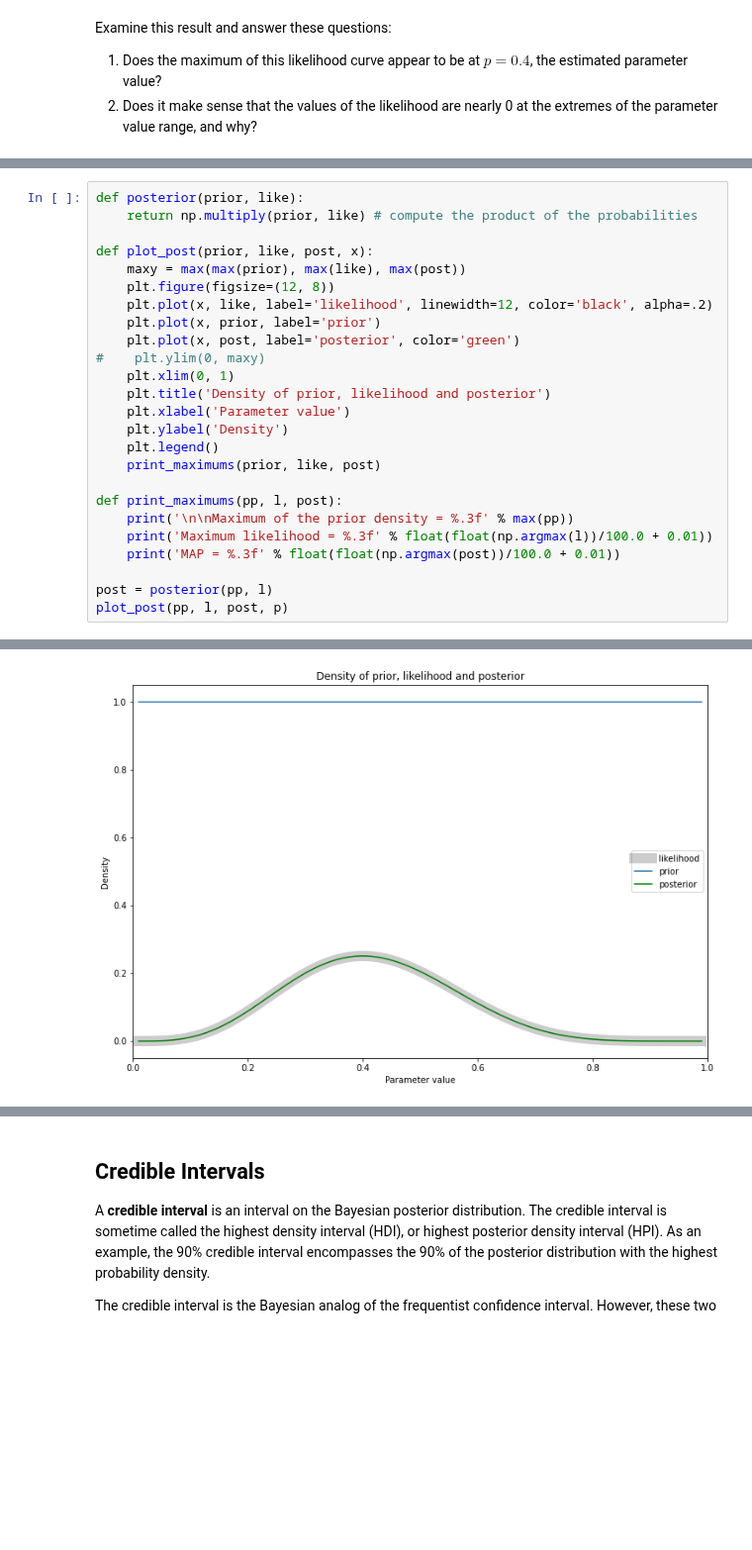
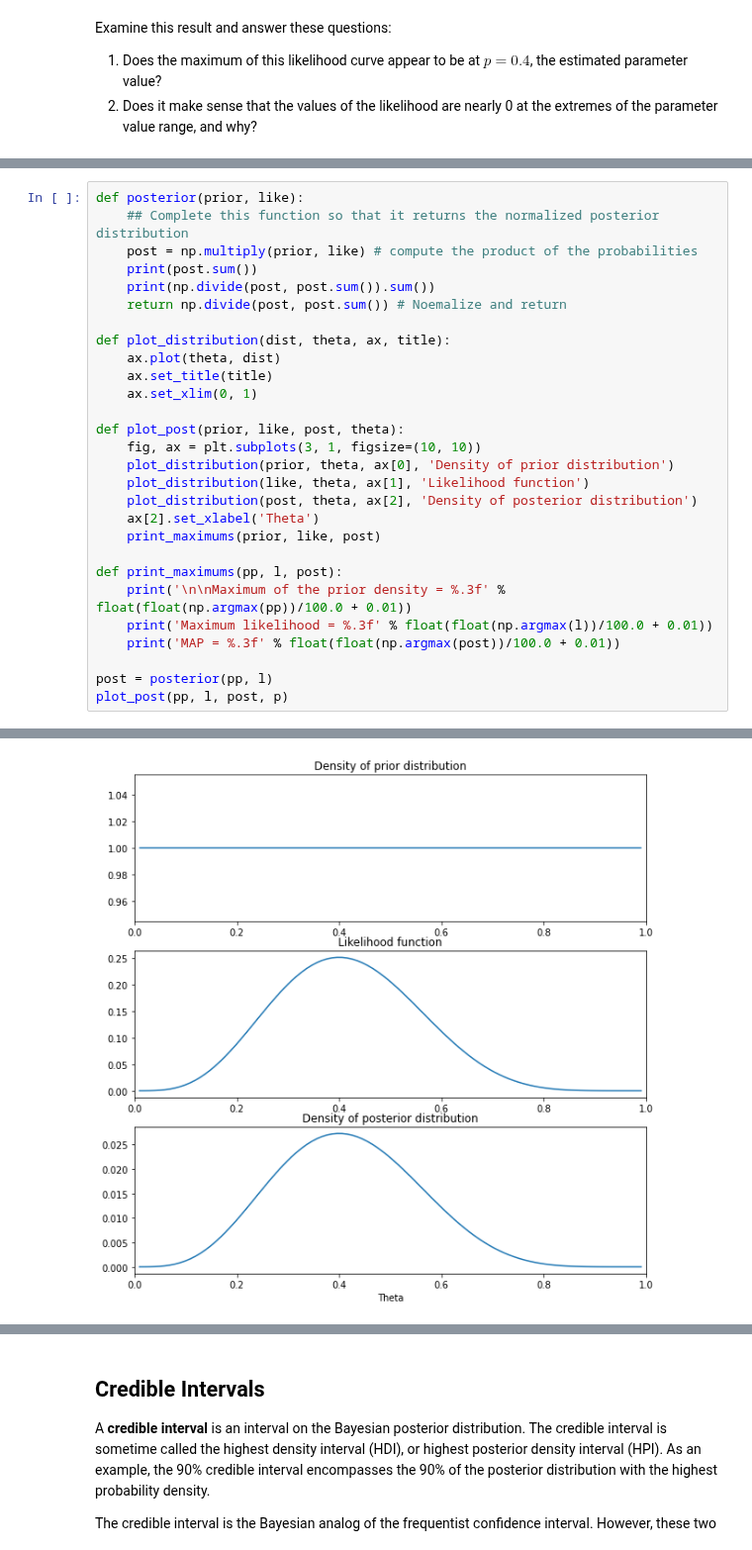
Before and after one commit to StephenElston/DataScience410, a Jupyter notebook: Lecture5/IntroductionToBayes.ipynb, the cells around one changed output, grey strips where cells are left out. Shown at 99% size. Cells and saved outputs as stored; diff of their text form; blank space fills up the shorter version.

```diff
--- a/Lecture5/IntroductionToBayes.ipynb
+++ b/Lecture5/IntroductionToBayes.ipynb
@@ -534,23 +526,26 @@ Follow these steps to compute and plot the prior distribution the likelihood and
 # %%
 def posterior(prior, like):
-    return np.multiply(prior, like) # compute the product of the probabilities
+    ## Complete this function so that it returns the normalized posterior distribution
+    post = np.multiply(prior, like) # compute the product of the probabilities
+    print(post.sum())
+    print(np.divide(post, post.sum()).sum())
+    return np.divide(post, post.sum()) # Noemalize and return
 
-def plot_post(prior, like, post, x):
-    maxy = max(max(prior), max(like), max(post))
-    plt.figure(figsize=(12, 8))
-    plt.plot(x, like, label='likelihood', linewidth=12, color='black', alpha=.2)
-    plt.plot(x, prior, label='prior')
-    plt.plot(x, post, label='posterior', color='green')
-#    plt.ylim(0, maxy)
-    plt.xlim(0, 1)
-    plt.title('Density of prior, likelihood and posterior')
-    plt.xlabel('Parameter value')
-    plt.ylabel('Density')
-    plt.legend()
+def plot_distribution(dist, theta, ax, title):
+    ax.plot(theta, dist)
+    ax.set_title(title)
+    ax.set_xlim(0, 1)
+
+def plot_post(prior, like, post, theta):
+    fig, ax = plt.subplots(3, 1, figsize=(10, 10))
+    plot_distribution(prior, theta, ax[0], 'Density of prior distribution')
+    plot_distribution(like, theta, ax[1], 'Likelihood function')
+    plot_distribution(post, theta, ax[2], 'Density of posterior distribution')
+    ax[2].set_xlabel('Theta')
     print_maximums(prior, like, post)
 
 def print_maximums(pp, l, post):
-    print('\n\nMaximum of the prior density = %.3f' % max(pp))
+    print('\n\nMaximum of the prior density = %.3f' % float(float(np.argmax(pp))/100.0 + 0.01))
     print('Maximum likelihood = %.3f' % float(float(np.argmax(l))/100.0 + 0.01))
     print('MAP = %.3f' % float(float(np.argmax(post))/100.0 + 0.01))
 
@@ -561,3 +560,3 @@ Maximum of the prior density = 1.000
 Maximum likelihood = 0.400
 MAP = 0.400
-[figure, old version]
+[figure, new version]
```
Also changed, not shown: parts of 27 cells of this notebook.
